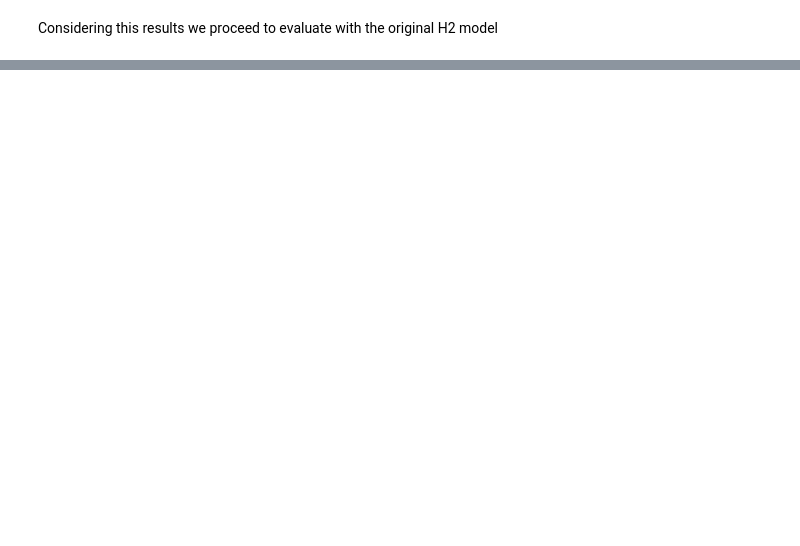
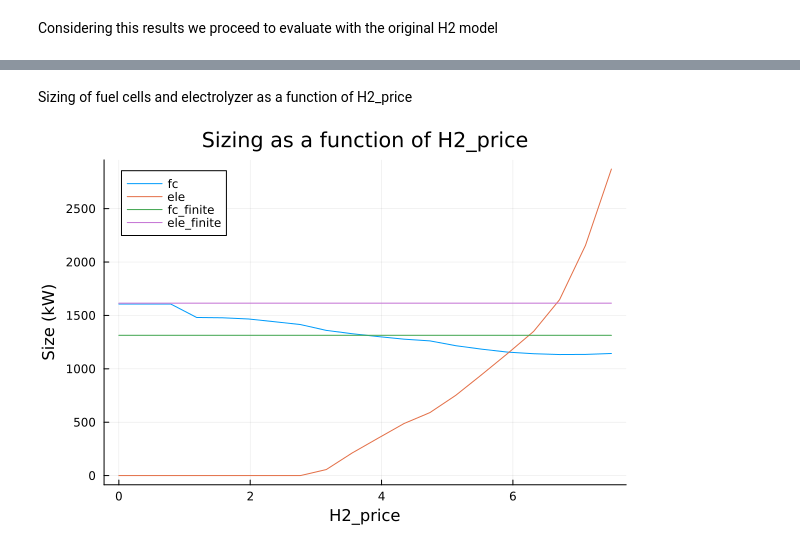
Before and after one commit to pierre-haessig/Microgrids.JuMP, a Jupyter notebook: src/H2_optimization.ipynb, the cells around one changed output, grey strips where cells are left out. Cells and saved outputs as stored; diff of their text form; code cells hidden in the pictures; blank space fills up the shorter version.

```diff
--- a/src/H2_optimization.ipynb
+++ b/src/H2_optimization.ipynb
@@ -117,0 +190,13 @@ We see that the LCOE of the model is ... compared to the approximate model.
+# %% [markdown]
+Sizing of fuel cells and electrolyzer as a function of H2_price
+# %%
+fc_finite = df.power_rated_fc .* ones(length(H2_price_range))
+ele_finite = df.power_rated_ele .* ones(length(H2_price_range))
+plot(H2_price_range,
+     [df_H2.power_rated_fc, df_H2.power_rated_ele, fc_finite, ele_finite],
+     xlabel = "H2_price",
+     ylabel = "Size (kW)",
+     label = ["fc" "ele" "fc_finite" "ele_finite"],
+     title = "Sizing as a function of H2_price",)
+# %% [output]
+[figure, added]
```
Also changed, not shown: parts of 35 cells of this notebook, 17 other files.
